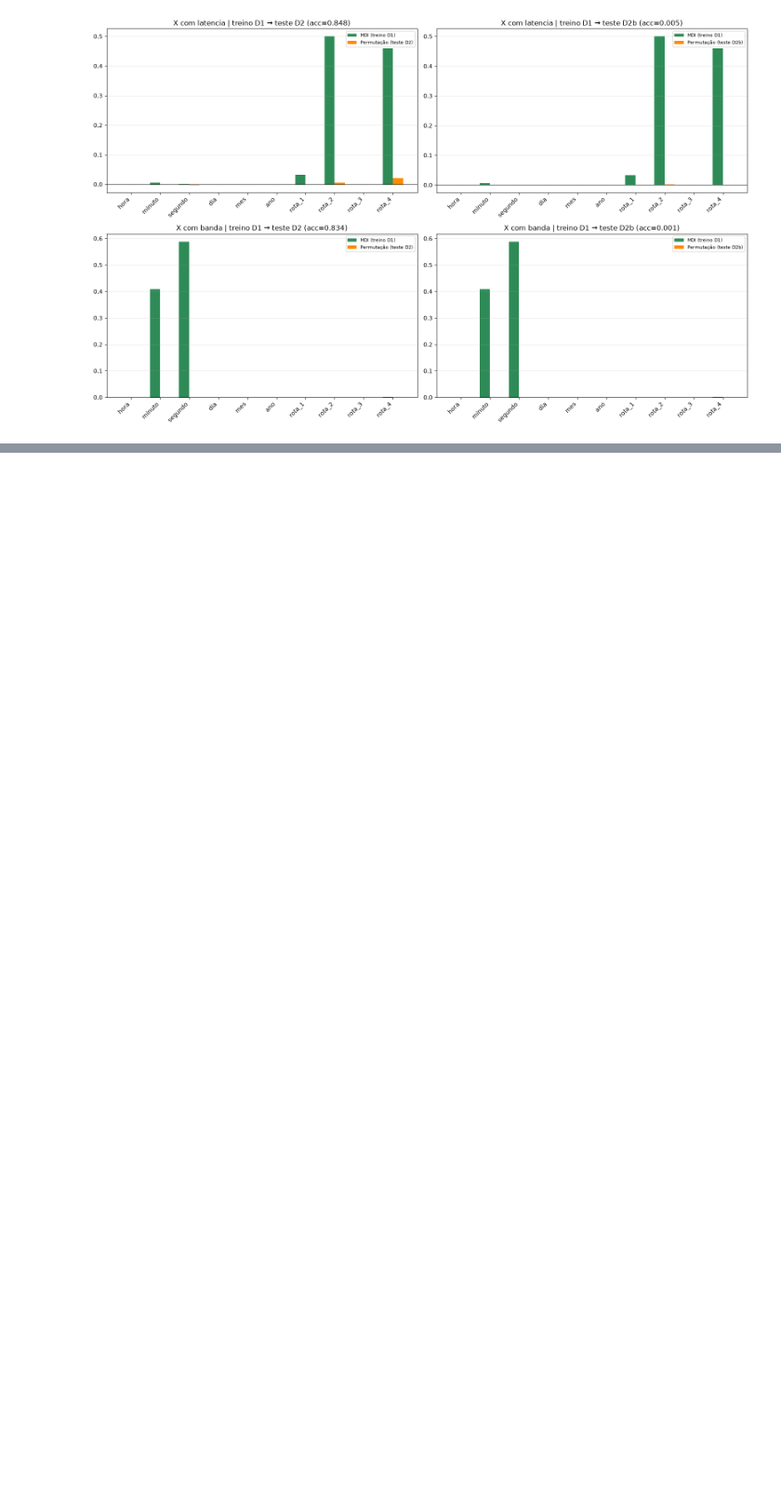
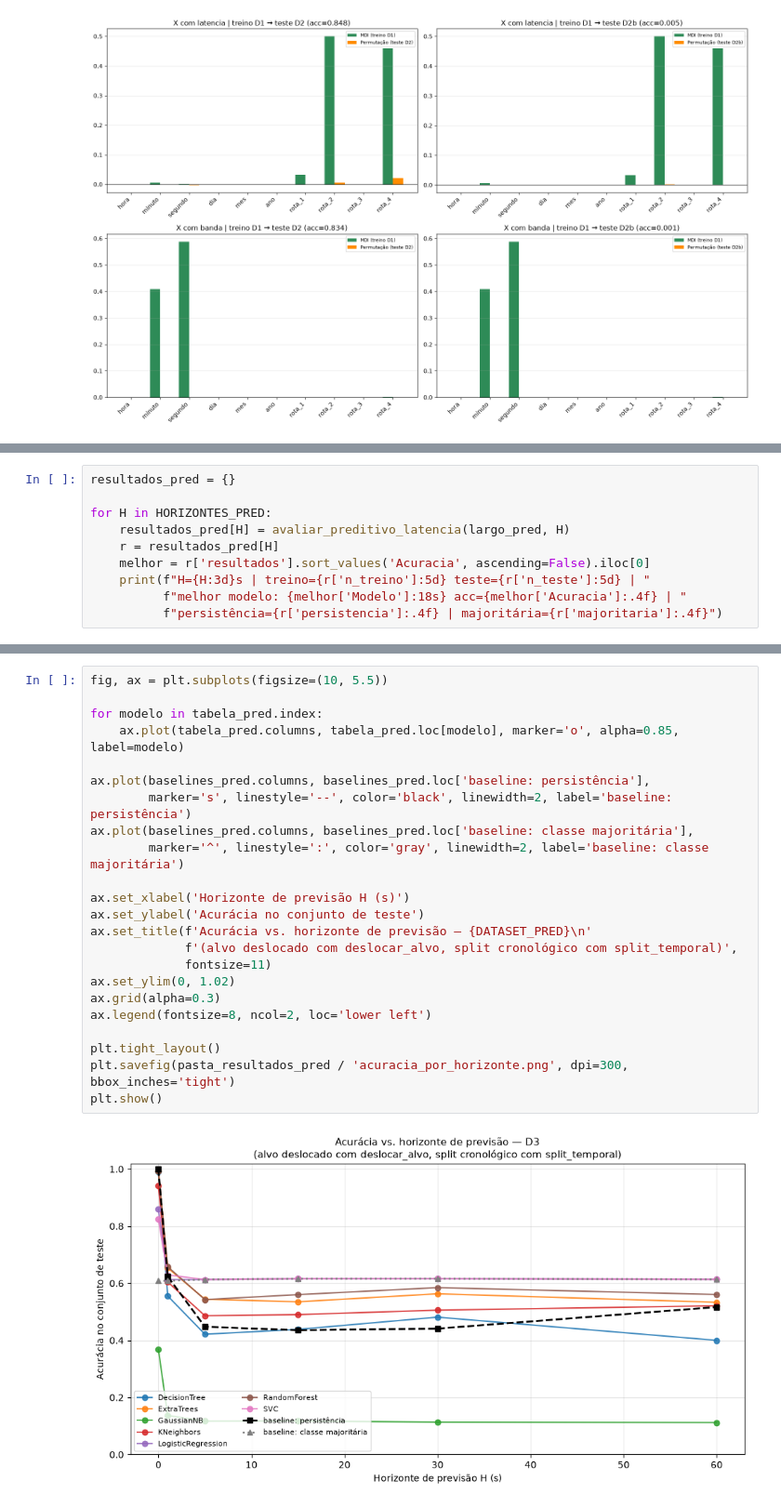
Before and after one commit to auerbeatriz/path-aware-datasets, a Jupyter notebook: Análise_de_modelos_de_ML_para_previsão_de_caminhos.ipynb, the cells around one changed output, grey strips where cells are left out. Shown at 93% size. Cells and saved outputs as stored; diff of their text form; blank space fills up the shorter version.

Commit message:
feat: start model analysis on predictive pipeline

```diff
--- a/Análise_de_modelos_de_ML_para_previsão_de_caminhos.ipynb
+++ b/Análise_de_modelos_de_ML_para_previsão_de_caminhos.ipynb
@@ -1271,0 +1676,10 @@ plt.show()
+# %%
+resultados_pred = {}
+
+for H in HORIZONTES_PRED:
+    resultados_pred[H] = avaliar_preditivo_latencia(largo_pred, H)
+    r = resultados_pred[H]
+    melhor = r['resultados'].sort_values('Acuracia', ascending=False).iloc[0]
+    print(f"H={H:3d}s | treino={r['n_treino']:5d} teste={r['n_teste']:5d} | "
+          f"melhor modelo: {melhor['Modelo']:18s} acc={melhor['Acuracia']:.4f} | "
+          f"persistência={r['persistencia']:.4f} | majoritária={r['majoritaria']:.4f}")
@@ -1271,0 +1739,25 @@ plt.show()
+# %%
+fig, ax = plt.subplots(figsize=(10, 5.5))
+
+for modelo in tabela_pred.index:
+    ax.plot(tabela_pred.columns, tabela_pred.loc[modelo], marker='o', alpha=0.85, label=modelo)
+
+ax.plot(baselines_pred.columns, baselines_pred.loc['baseline: persistência'],
+        marker='s', linestyle='--', color='black', linewidth=2, label='baseline: persistência')
+ax.plot(baselines_pred.columns, baselines_pred.loc['baseline: classe majoritária'],
+        marker='^', linestyle=':', color='gray', linewidth=2, label='baseline: classe majoritária')
+
+ax.set_xlabel('Horizonte de previsão H (s)')
+ax.set_ylabel('Acurácia no conjunto de teste')
+ax.set_title(f'Acurácia vs. horizonte de previsão — {DATASET_PRED}\n'
+             f'(alvo deslocado com deslocar_alvo, split cronológico com split_temporal)',
+             fontsize=11)
+ax.set_ylim(0, 1.02)
+ax.grid(alpha=0.3)
+ax.legend(fontsize=8, ncol=2, loc='lower left')
+
+plt.tight_layout()
+plt.savefig(pasta_resultados_pred / 'acuracia_por_horizonte.png', dpi=300, bbox_inches='tight')
+plt.show()
+# %% [output]
+[figure, added]
```
Also changed, not shown: parts of 21 cells of this notebook, 41 other files.
